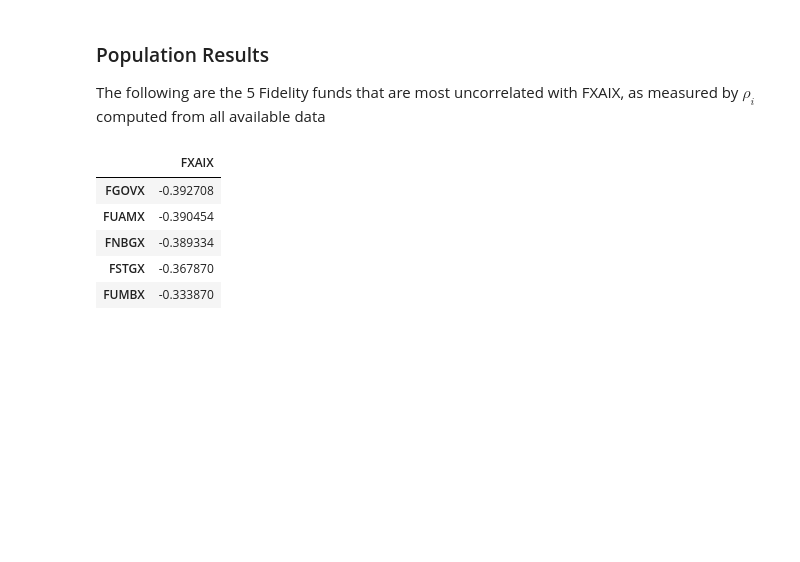
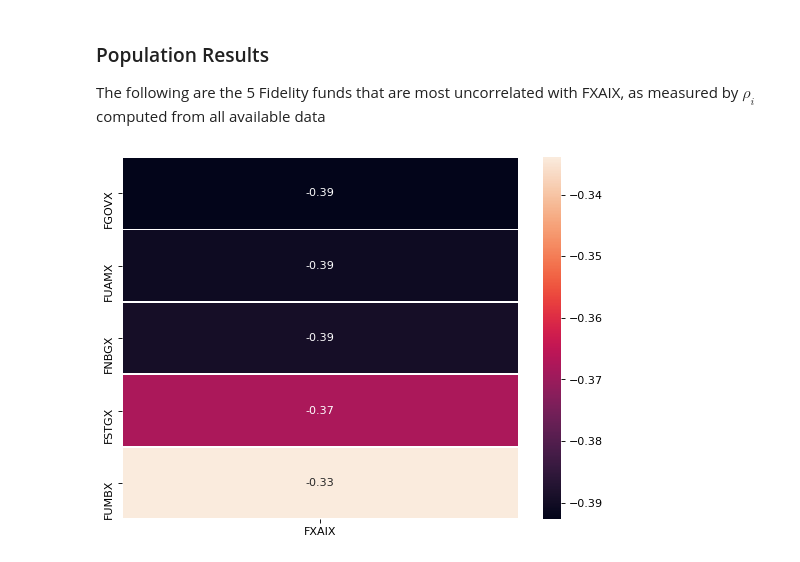
Before and after one commit to peter-amerkhanian/investment-modeling, a Jupyter notebook: fidelity_funds.ipynb, the cells around one changed output. Drawn from its saved outputs; the diff is of its cells as text; code cells hidden in the pictures; blank space fills up the shorter version.

```diff
--- a/fidelity_funds.ipynb
+++ b/fidelity_funds.ipynb
@@ -81,14 +82,10 @@ t = pd.concat(
 ### Population Results
 The following are the 5 Fidelity funds that are most uncorrelated with FXAIX, as measured by $\rho_i$ computed from all available data
 # %%
+figure(figsize=(8, 6), dpi=80)
 t_no_na = t.dropna(thresh=30)
-t_no_na.corr()["FXAIX"].sort_values().to_frame().head().style.background_gradient(cmap='coolwarm')
+sns.heatmap(t_no_na.corr()["FXAIX"].sort_values().to_frame().head(), annot=True, linewidths=.5);
 # %% [output]
-|  | FXAIX |
-| FGOVX | -0.392708 |
-| FUAMX | -0.390454 |
-| FNBGX | -0.389334 |
-| FSTGX | -0.367870 |
-| FUMBX | -0.333870 |
+[figure, added]
 # %% [markdown]
 ### Bootstrap Code
```
Also changed, not shown: parts of 6 cells of this notebook.
